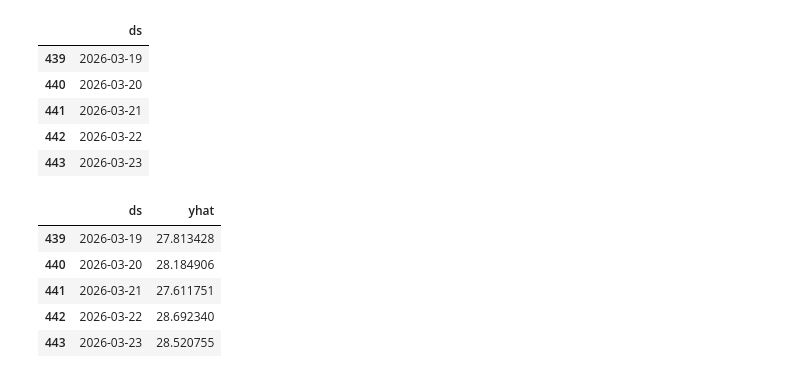
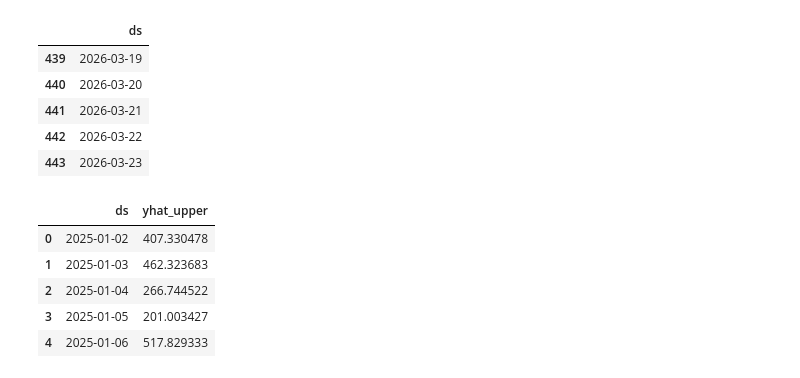
Before and after one commit to ViniciusHTSilva/Analise-Cafeteria, a Jupyter notebook: main.ipynb, the cells around one changed output. Saved outputs shown, nothing was run; the diff lists cells and outputs as text; code cells hidden in the pictures.

Commit message:
Efetuadondo previsao e validacao de lucro

```diff
--- a/main.ipynb
+++ b/main.ipynb
@@ -195,4 +197,5 @@ vendas_mes2025
 | 2 | Mar | 9986.44 |
 | 0 | Feb | 13215.48 |
 # %%
-previsao = media_2025[[2,9]]
+previsao = Ano2025[[2,9]]
+previsao
@@ -198,0 +218,9 @@ previsao = media_2025[[2,9]]
+# %%
+previsao = (
+    previsao
+    .groupby(previsao.columns[1]).agg(
+        Dia = (previsao.columns[0], 'sum')
+
+    )
+    .reset_index()
+)
@@ -199,3 +243,3 @@ previsao = media_2025[[2,9]]
 # %%
-previsao = previsao.rename(columns={2: 'y',
-                        9 :'ds'})
+previsao = previsao.rename(columns={previsao.columns[1]: 'y',
+                        previsao.columns[0]:'ds'})
@@ -218,3 +245,0 @@ previsao
-# %%
-modelo = Prophet()
-modelo.fit(previsao)
@@ -241,11 +278,11 @@ future.tail()
 | 443 | 2026-03-23 |
 # %%
 forecast = m.predict(future)
-forecast[['ds', 'yhat']].tail()
+forecast[['ds','yhat_upper']].head()
 # %% [output]
-|  | ds | yhat |
-| 439 | 2026-03-19 | 27.813428 |
-| 440 | 2026-03-20 | 28.184906 |
-| 441 | 2026-03-21 | 27.611751 |
-| 442 | 2026-03-22 | 28.692340 |
-| 443 | 2026-03-23 | 28.520755 |
+|  | ds | yhat_upper |
+| 0 | 2025-01-02 | 407.330478 |
+| 1 | 2025-01-03 | 462.323683 |
+| 2 | 2025-01-04 | 266.744522 |
+| 3 | 2025-01-05 | 201.003427 |
+| 4 | 2025-01-06 | 517.829333 |
```
Also changed, not shown: parts of 24 cells of this notebook, 1 other file.
